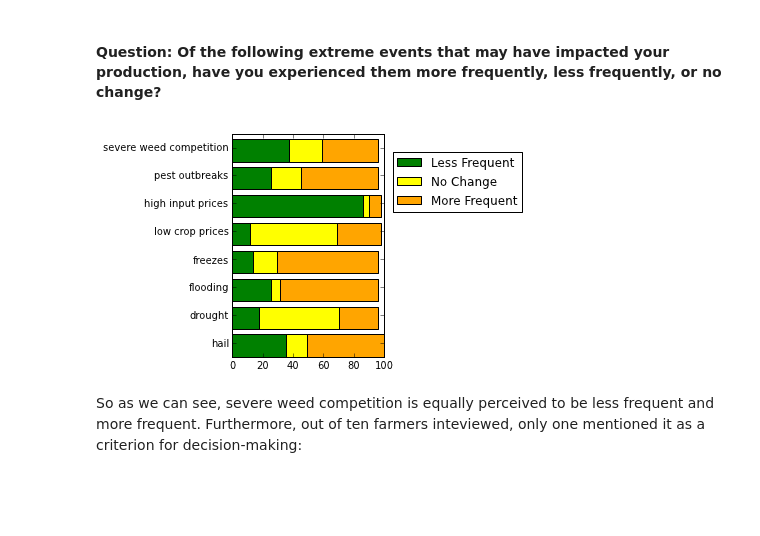
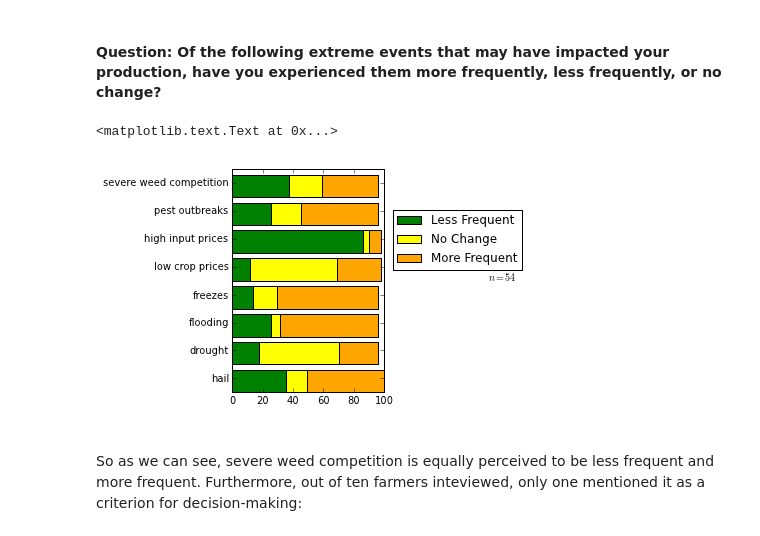
Before and after one commit to plawrence/farmStressAnalysis, a Jupyter notebook: stressAnalysis.ipynb, the cells around one changed output. Saved outputs shown, nothing was run; the diff lists cells and outputs as text; code cells hidden in the pictures; blank space fills up the shorter version.

```diff
--- a/stressAnalysis.ipynb
+++ b/stressAnalysis.ipynb
@@ -208,19 +303,22 @@ extremeEventsSum = pd.DataFrame([extremeEvents[extremeEvents == 2].sum(axis=0)/2
 # %%
 fig=plt.figure(figsize=(6,4))
 #ax=fig.add_axes([0.1, 0.1, .9, 0.75])
 ax=subplot(121)
 p1=ax.barh(arange(8),extremeEventsSum.ix[0].values,facecolor="green")
 p2=ax.barh(arange(8),extremeEventsSum.ix[1].values,facecolor="yellow",left=extremeEventsSum.ix[0])
 p3=ax.barh(arange(8),extremeEventsSum.ix[2].values,facecolor="orange",left=(extremeEventsSum.ix[0]+extremeEventsSum.ix[1]))
 yticks(arange(0.5,8.5,1),extremeEventsSum.columns,rotation=0)
 ax2=subplot(122)
 axis('off')
 box=ax2.get_position()
 ax2.set_position([box.x0, box.y0, box.width*1.2, box.height*1])
 fig.legend(loc="upper right",labels=("Less Frequent","No Change","More Frequent"),handles=(p1[1],p2[2],p3[3]),bbox_to_anchor=(1,.8))
 plot_margin=0.5
+plt.annotate('n = 54', xy=(2, 1), xytext=(3, 1.5))
+text(0.4, .5, r'$n=54$')
 # %% [output]
+<matplotlib.text.Text at 0x...>
-[figure, old version]
+[figure, new version]
 # %% [markdown]
 So as we can see, severe weed competition is equally perceived to be less frequent and more frequent.  Furthermore, out of ten farmers inteviewed, only one mentioned it as a criterion for decision-making:
 # %% [markdown]
```
Also changed, not shown: parts of 24 cells of this notebook, 1 other file.
